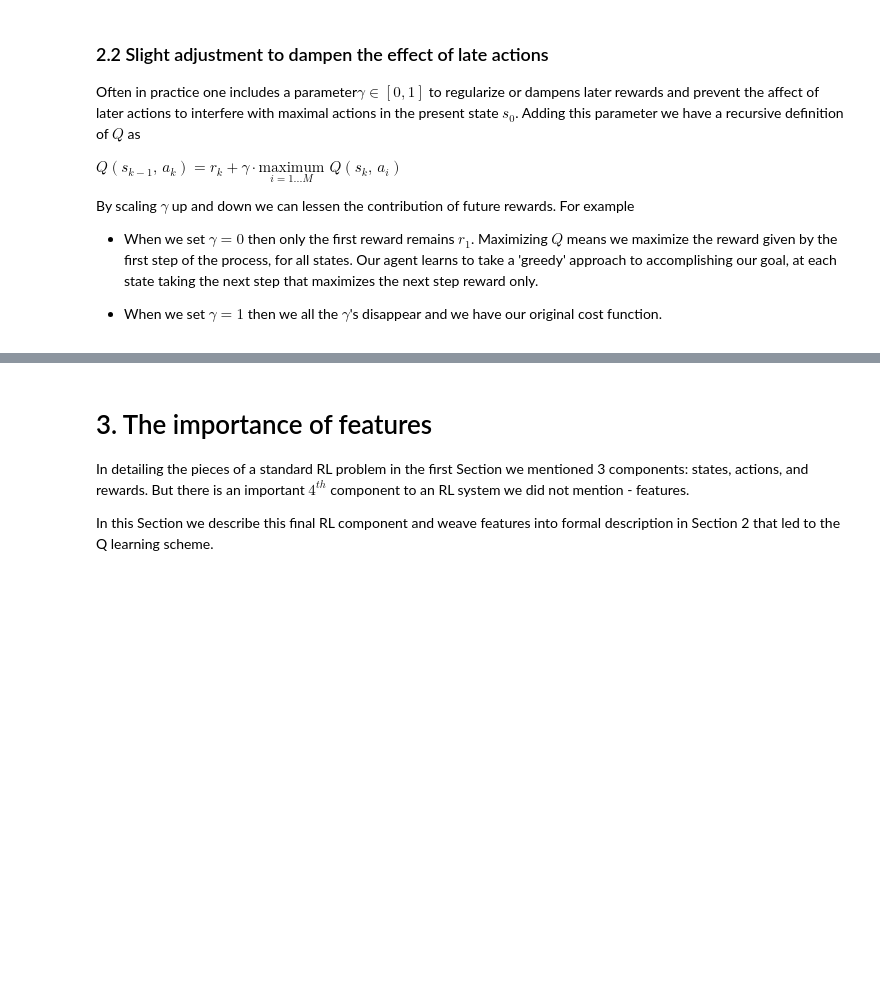
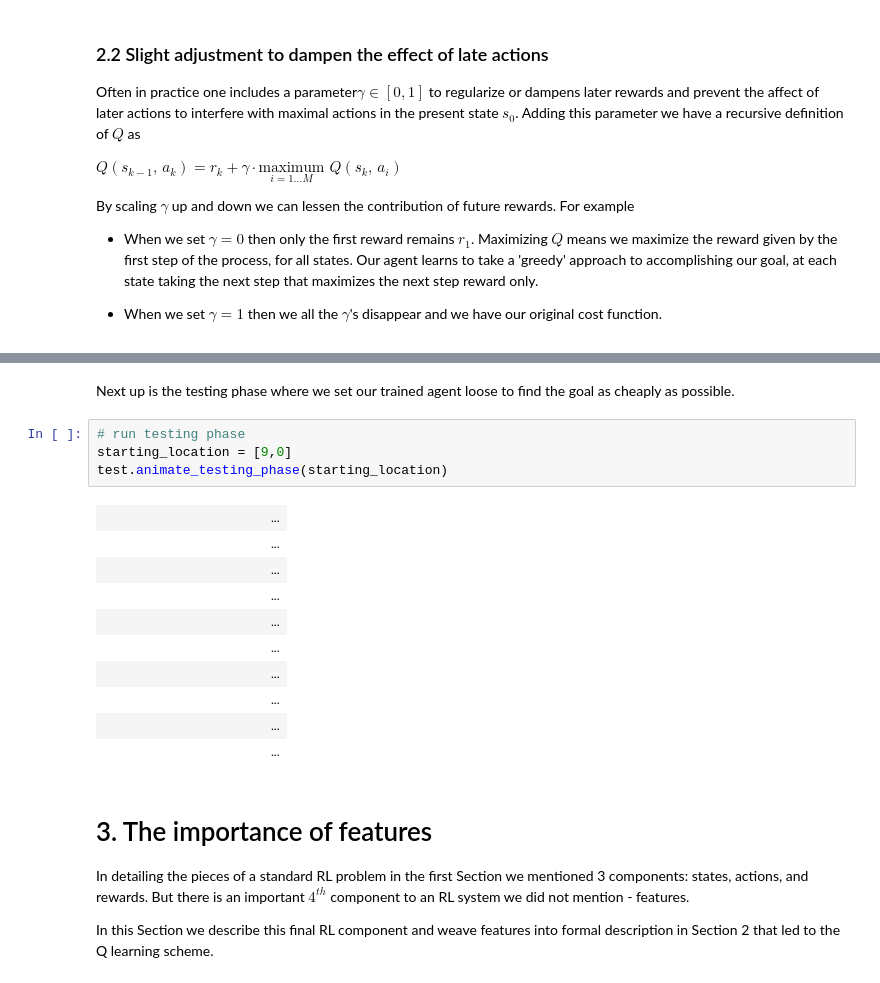
Before and after one commit to neonwatty/RL_demo, a Jupyter notebook: RL_demos_v1.ipynb, the cells around one changed output, grey strips where cells are left out. Saved outputs shown, nothing was run; the diff lists cells and outputs as text; blank space fills up the shorter version.

```diff
--- a/RL_demos_v1.ipynb
+++ b/RL_demos_v1.ipynb
@@ -268,3 +373,20 @@ test.animate_movement(starting_location)
+# %% [markdown]
+Next up is the testing phase where we set our trained agent loose to find the goal as cheaply as possible.
+# %%
+# run testing phase
+starting_location = [9,0]
+test.animate_testing_phase(starting_location)
+# %% [output]
+|  |  |  |  |  |  |  |  |  |  |  |  | ... |
+|  |  |  |  |  |  |  |  |  |  |  |  | ... |
+|  |  |  |  |  |  |  |  |  |  |  |  | ... |
+|  |  |  |  |  |  |  |  |  |  |  |  | ... |
+|  |  |  |  |  |  |  |  |  |  |  |  | ... |
+|  |  |  |  |  |  |  |  |  |  |  |  | ... |
+|  |  |  |  |  |  |  |  |  |  |  |  | ... |
+|  |  |  |  |  |  |  |  |  |  |  |  | ... |
+|  |  |  |  |  |  |  |  |  |  |  |  | ... |
+|  |  |  |  |  |  |  |  |  |  |  |  | ... |
 # %% [markdown]
 # 3.  The importance of features
 
```
Also changed, not shown: parts of 31 cells of this notebook, 7 other files.
